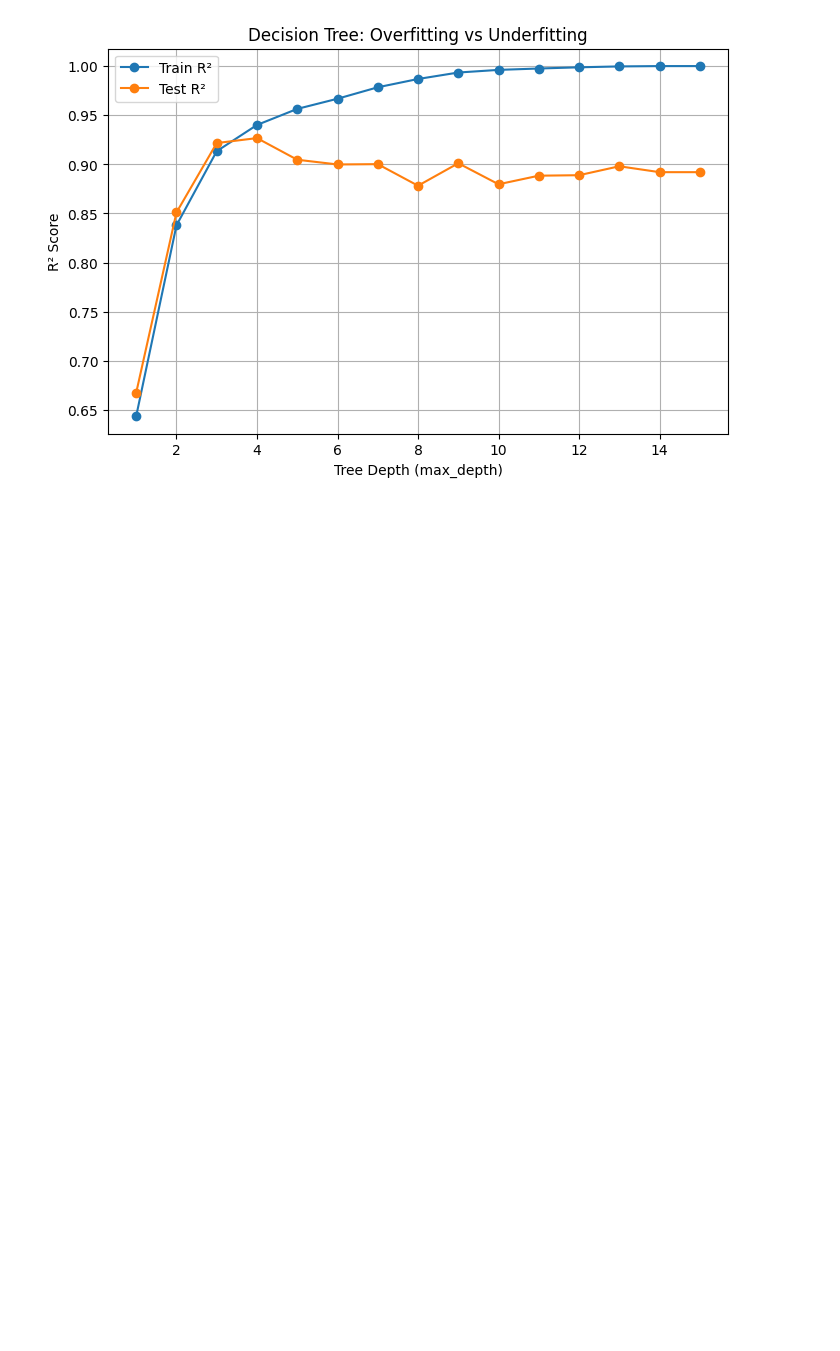
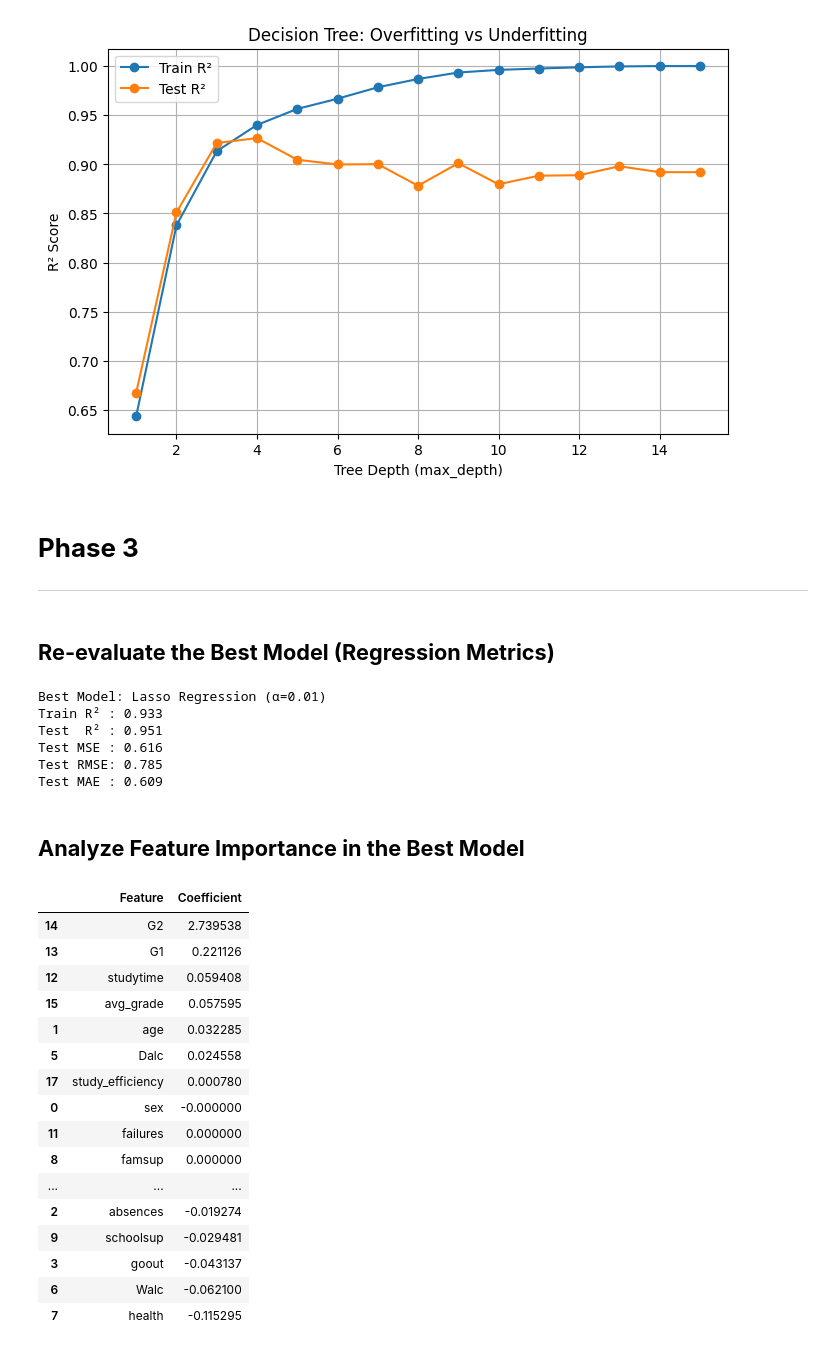
Before and after one commit to dileepamalshan1/student-academic-performance-analysis, a Jupyter notebook: notebooks/real_world_analytics.ipynb, the cells around one changed output. Saved outputs shown, nothing was run; the diff lists cells and outputs as text; code cells hidden in the pictures; blank space fills up the shorter version.

Commit message:
Analyze the best model

```diff
--- a/notebooks/real_world_analytics.ipynb
+++ b/notebooks/real_world_analytics.ipynb
@@ -449,3 +449,67 @@ plt.grid(True)
 plt.show()
 # %% [output]
 [figure]
+# %% [markdown]
+# **Phase 3**
+
+---
+# %% [markdown]
+## **Re-evaluate the Best Model (Regression Metrics)**
+# %%
+# We’ll clearly compute the final evaluation metrics for the best model (Lasso).
+
+# Predictions from best model (Lasso)
+y_train_pred = lasso.predict(X_train)
+y_test_pred  = lasso.predict(X_test)
+
+# Metrics
+train_r2  = r2_score(y_train, y_train_pred)
+test_r2   = r2_score(y_test, y_test_pred)
+test_mse  = mean_squared_error(y_test, y_test_pred)
+test_rmse = np.sqrt(test_mse)
+test_mae  = mean_absolute_error(y_test, y_test_pred)
+
+print("Best Model: Lasso Regression (α=0.01)")
+print("Train R² :", round(train_r2, 3))
+print("Test  R² :", round(test_r2, 3))
+print("Test MSE :", round(test_mse, 3))
+print("Test RMSE:", round(test_rmse, 3))
+print("Test MAE :", round(test_mae, 3))
+# %% [output]
+Best Model: Lasso Regression (α=0.01)
+Train R² : 0.933
+Test  R² : 0.951
+Test MSE : 0.616
+Test RMSE: 0.785
+Test MAE : 0.609
+# %% [markdown]
+## **Analyze Feature Importance in the Best Model**
+# %%
+# Get coefficients + feature names
+coef = lasso.coef_
+features = X_train.columns
+
+importance_df = pd.DataFrame({
+    "Feature": features,
+    "Coefficient": coef
+}).sort_values(by="Coefficient", ascending=False)
+
+display(importance_df)
+# %% [output]
+|  | Feature | Coefficient |
+| 14 | G2 | 2.739538 |
+| 13 | G1 | 0.221126 |
+| 12 | studytime | 0.059408 |
+| 15 | avg_grade | 0.057595 |
+| 1 | age | 0.032285 |
+| 5 | Dalc | 0.024558 |
+| 17 | study_efficiency | 0.000780 |
+| 0 | sex | -0.000000 |
+| 11 | failures | 0.000000 |
+| 8 | famsup | 0.000000 |
+| ... | ... | ... |
+| 2 | absences | -0.019274 |
+| 9 | schoolsup | -0.029481 |
+| 3 | goout | -0.043137 |
+| 6 | Walc | -0.062100 |
+| 7 | health | -0.115295 |
```
Also changed, not shown: parts of 1 cell of this notebook.
